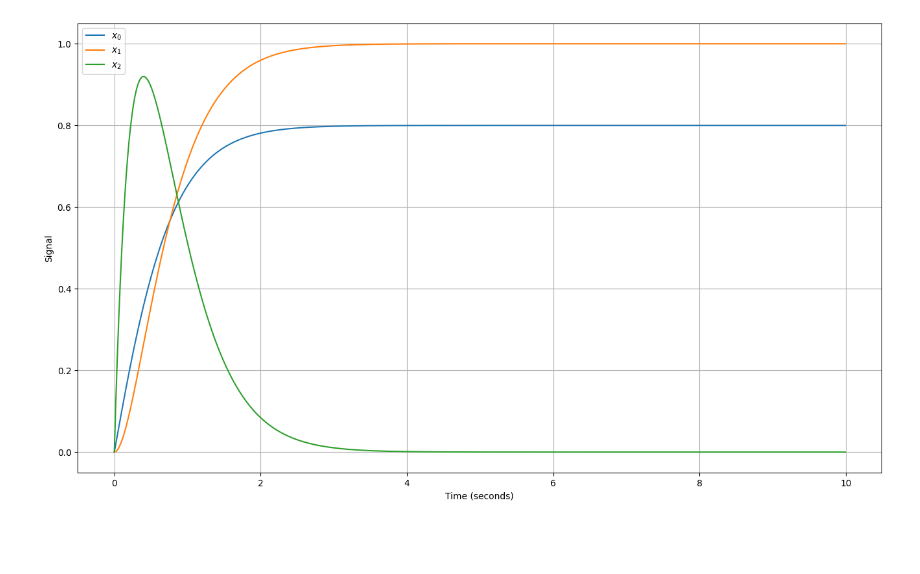
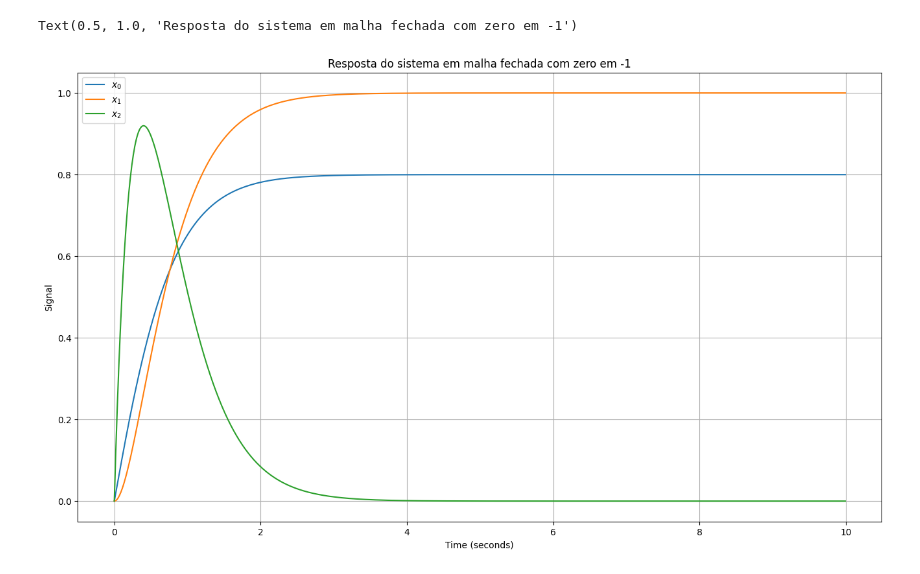
Before and after one commit to lucasbanunes/control-and-automation, a Jupyter notebook: labeca/ativ1_lucas_nunes.ipynb, the cells around one changed output. Drawn from its saved outputs; the diff is of its cells as text; code cells hidden in the pictures; blank space fills up the shorter version.

```diff
--- a/labeca/ativ1_lucas_nunes.ipynb
+++ b/labeca/ativ1_lucas_nunes.ipynb
@@ -99,9 +183,11 @@ A, B, C, D
 # %%
 h=0.01
 trange=[0,10]
 x0=np.array([0,0,0]).reshape(-1,1)
 ref=1
 t, xt = rk4(dynamical_sys, trange, h, x0, ref)
-_, _ = plot(t, xt)
+fig, ax = plot(t, xt)
+ax.set_title('Resposta do sistema em malha fechada com zero em -1')
 # %% [output]
+Text(0.5, 1.0, 'Resposta do sistema em malha fechada com zero em -1')
-[figure, old version]
+[figure, new version]
```
Also changed, not shown: parts of 15 cells of this notebook, 1 other file.
